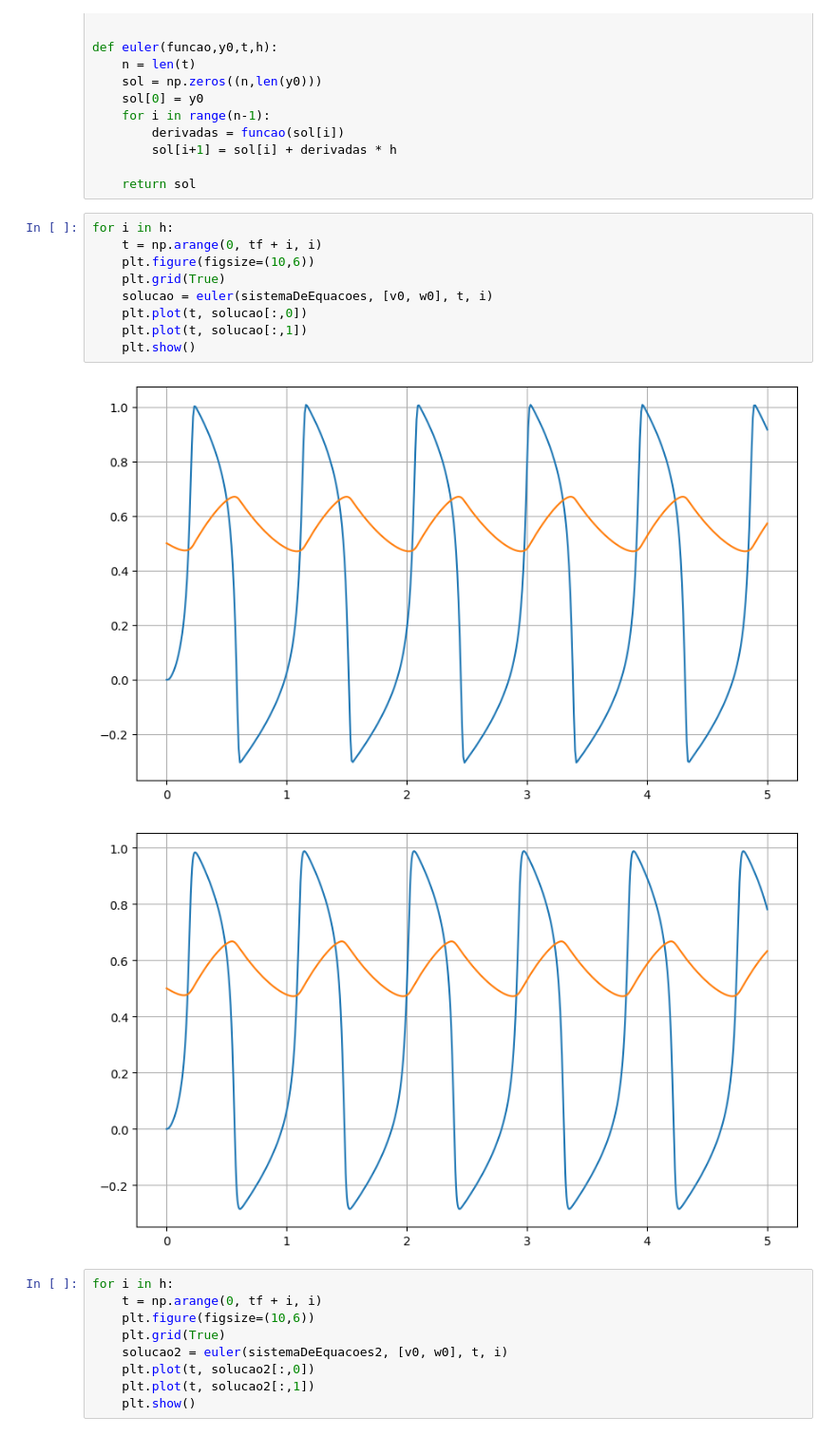
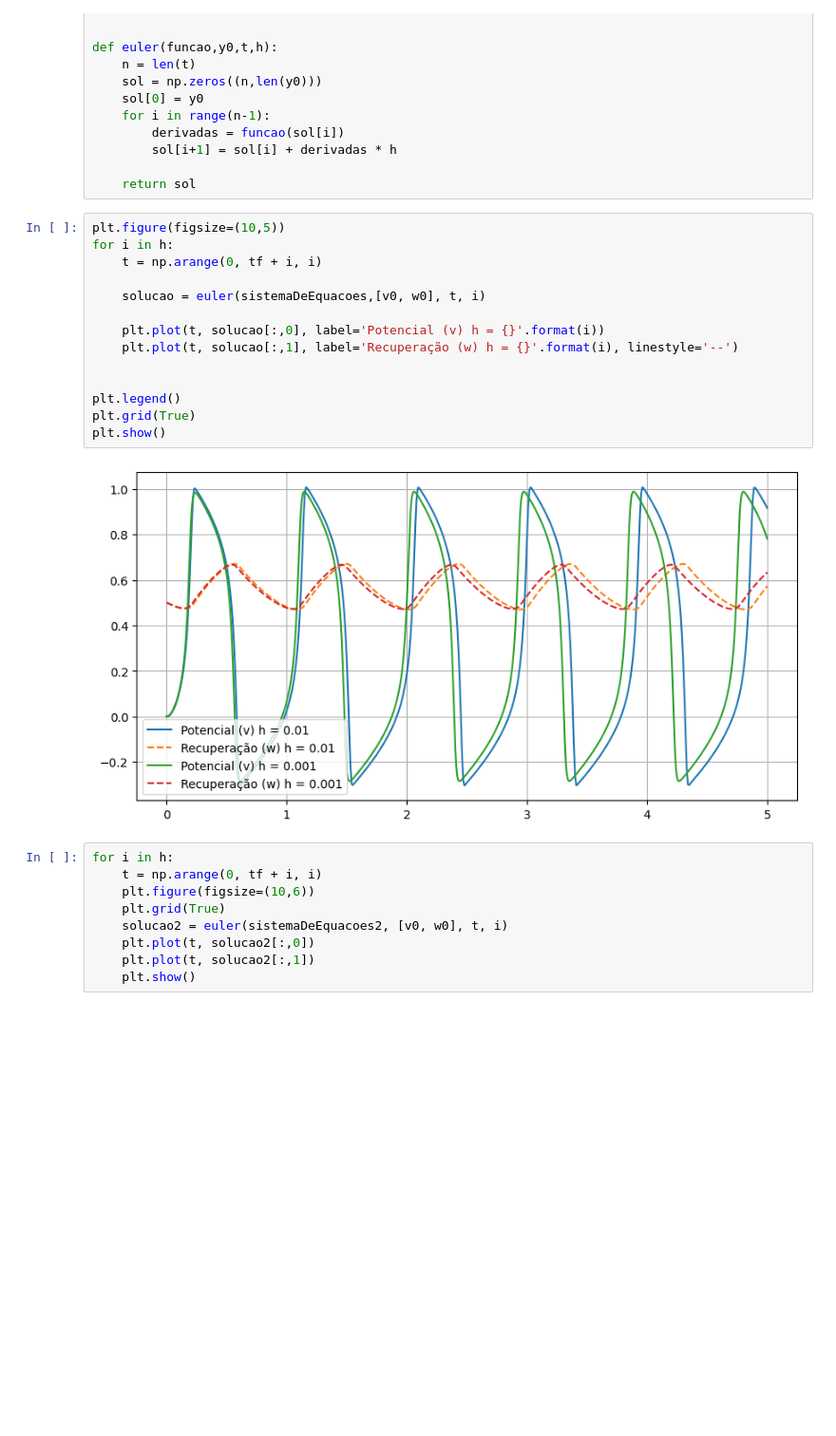
Before and after one commit to pedronalon/PesquisaMetodosNumericos, a Jupyter notebook: FitzHughNagumoModelExplicitEuler.ipynb, the cells around one changed output. Shown at 95% size. Drawn from its saved outputs; the diff is of its cells as text; blank space fills up the shorter version.

```diff
--- a/FitzHughNagumoModelExplicitEuler.ipynb
+++ b/FitzHughNagumoModelExplicitEuler.ipynb
@@ -41,17 +41,21 @@ def euler(funcao,y0,t,h):
 
     return sol
 # %%
+plt.figure(figsize=(10,5))
 for i in h:
     t = np.arange(0, tf + i, i)
-    plt.figure(figsize=(10,6))
-    plt.grid(True)
-    solucao = euler(sistemaDeEquacoes, [v0, w0], t, i)
-    plt.plot(t, solucao[:,0])
-    plt.plot(t, solucao[:,1])
-    plt.show()
+
+    solucao = euler(sistemaDeEquacoes,[v0, w0], t, i)
+
+    plt.plot(t, solucao[:,0], label='Potencial (v) h = {}'.format(i))
+    plt.plot(t, solucao[:,1], label='Recuperação (w) h = {}'.format(i), linestyle='--')
+
+
+plt.legend()
+plt.grid(True)
+plt.show()
 # %% [output]
-[figure, old version]
+[figure, new version]
-[figure, removed]
 # %%
 for i in h:
     t = np.arange(0, tf + i, i)
```
Also changed, not shown: 1 other file.
